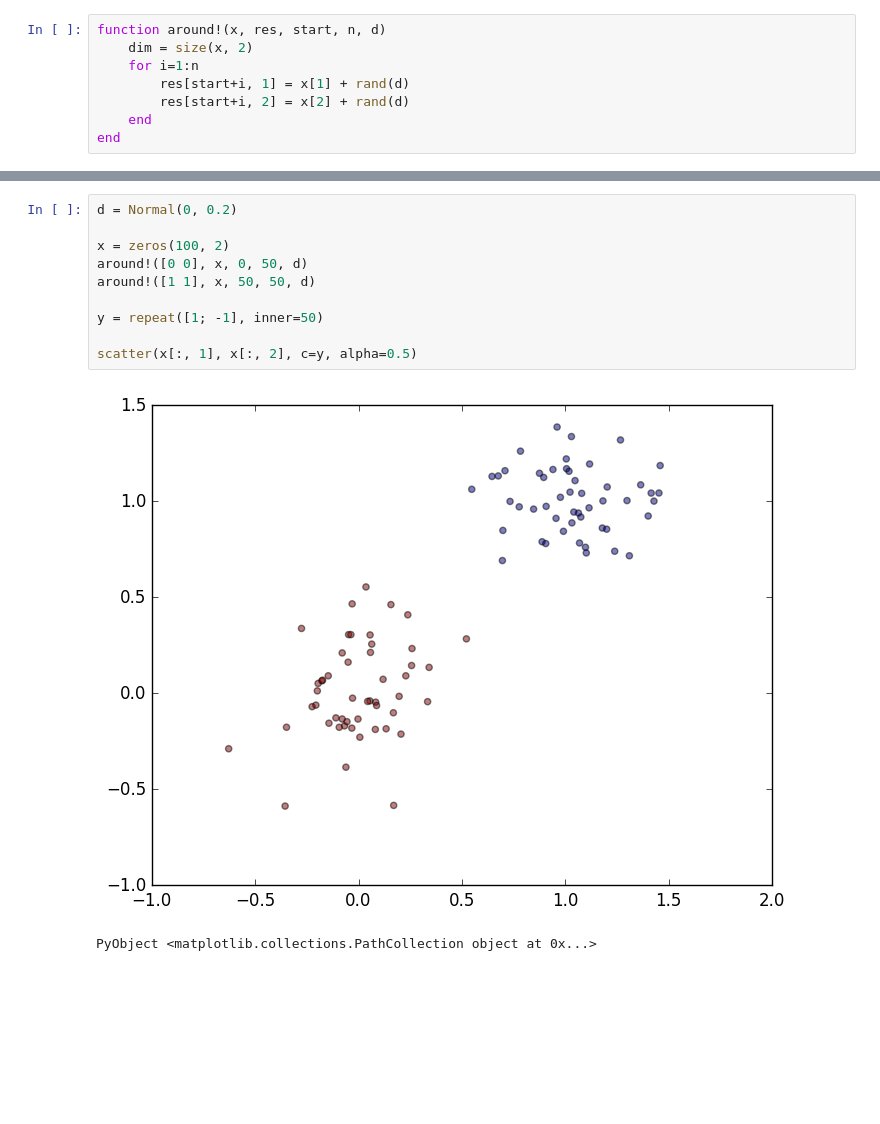
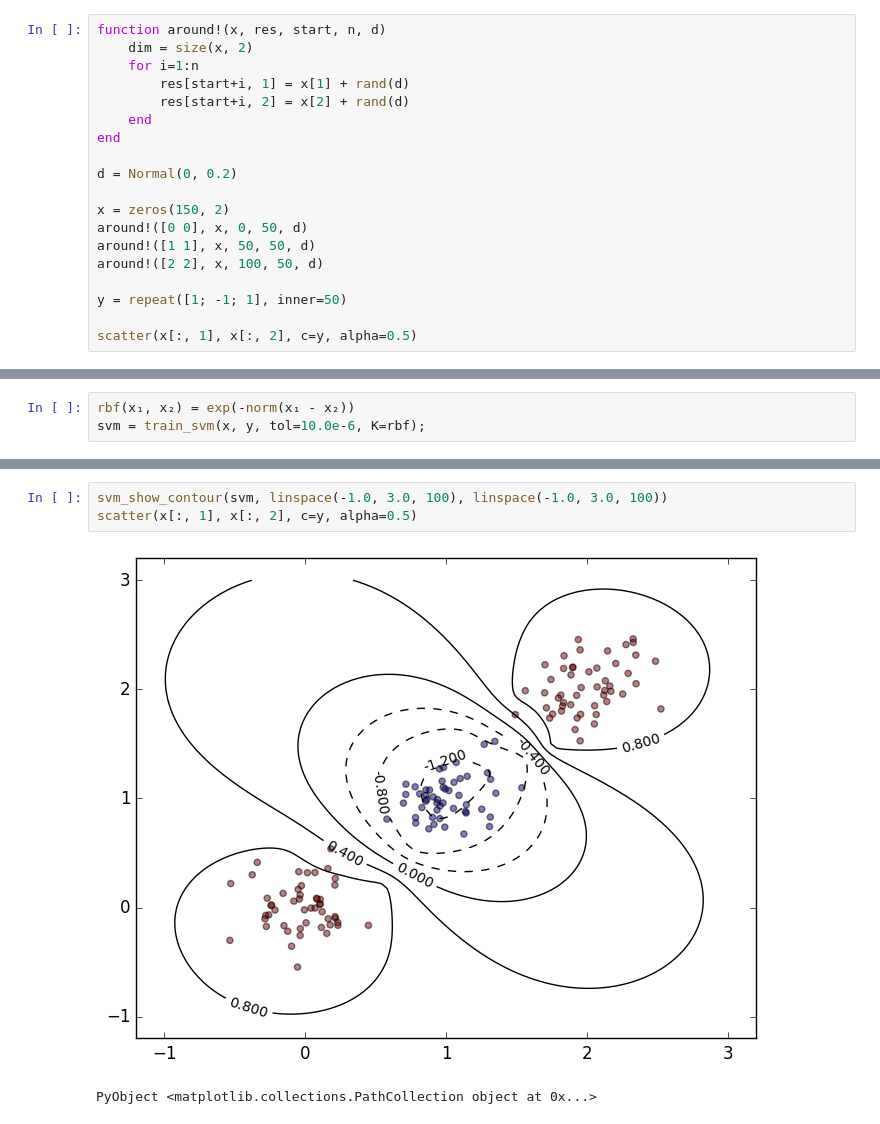
Before and after one commit to matthieubulte/proseminar-svm, a Jupyter notebook: svm.ipynb, the cells around one changed output, grey strips where cells are left out. Cells and saved outputs as stored; diff of their text form; blank space fills up the shorter version.

```diff
--- a/svm.ipynb
+++ b/svm.ipynb
@@ -12,4 +15,15 @@ function around!(x, res, start, n, d)
         res[start+i, 2] = x[2] + rand(d)
     end
 end
+
+d = Normal(0, 0.2)
+
+x = zeros(150, 2)
+around!([0 0], x, 0, 50, d)
+around!([1 1], x, 50, 50, d)
+around!([2 2], x, 100, 50, d)
+
+y = repeat([1; -1; 1], inner=50)
+
+scatter(x[:, 1], x[:, 2], c=y, alpha=0.5)
 # %% [output]
@@ -17,0 +138,3 @@ around! (generic function with 1 method)
+# %%
+rbf(x₁, x₂) = exp(-norm(x₁ - x₂))
+svm = train_svm(x, y, tol=10.0e-6, K=rbf);
@@ -18,13 +143,6 @@ around! (generic function with 1 method)
 # %%
-d = Normal(0, 0.2)
-
-x = zeros(100, 2)
-around!([0 0], x, 0, 50, d)
-around!([1 1], x, 50, 50, d)
-
-y = repeat([1; -1], inner=50)
-
+svm_show_contour(svm, linspace(-1.0, 3.0, 100), linspace(-1.0, 3.0, 100))
 scatter(x[:, 1], x[:, 2], c=y, alpha=0.5)
 # %% [output]
-[figure, old version]
+[figure, new version]
 PyObject <matplotlib.collections.PathCollection object at 0x...>
```
Also changed, not shown: parts of 11 cells of this notebook, 2 other files.
